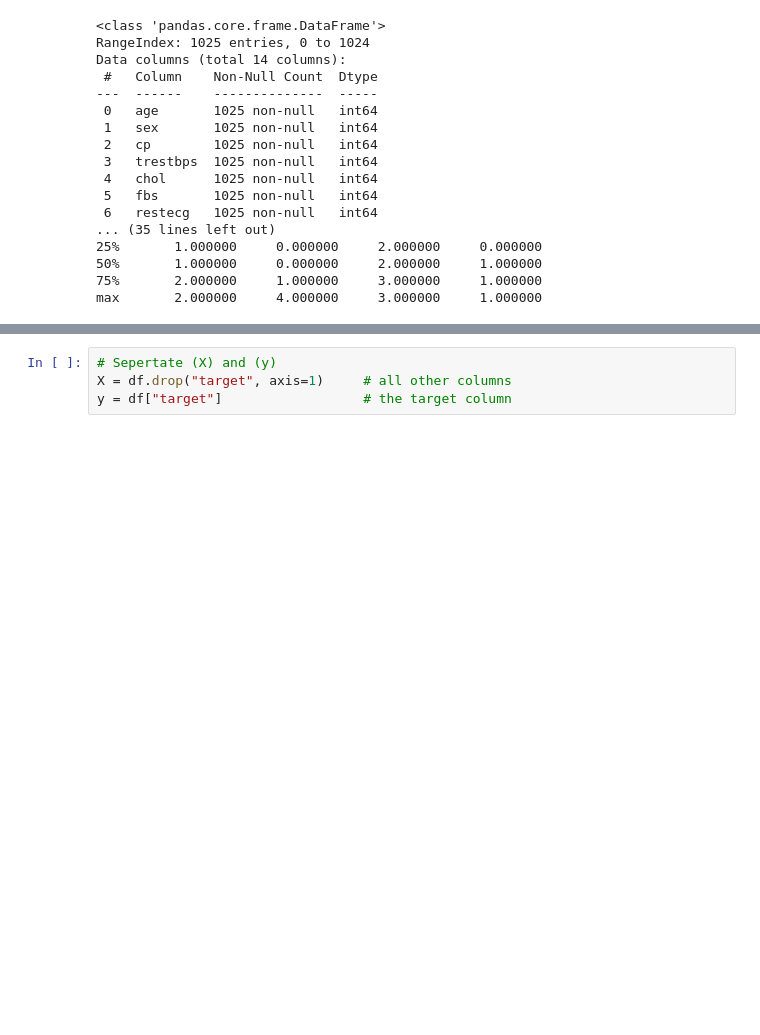
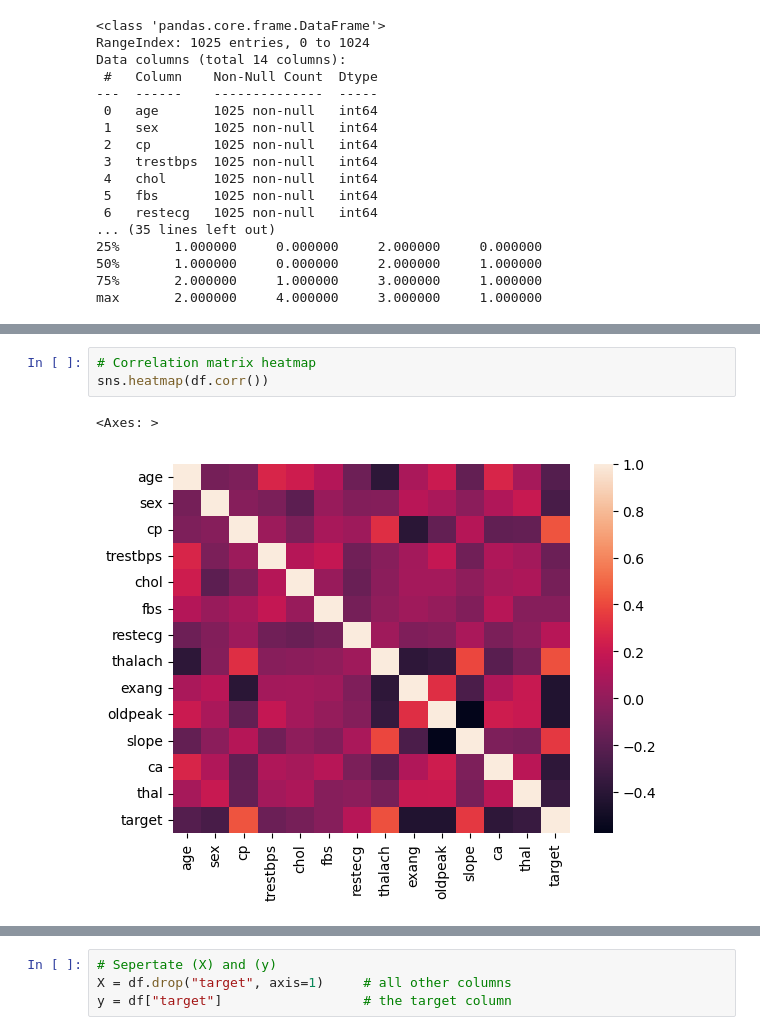
Before and after one commit to LamarOliver/AI240, a Jupyter notebook: AI240_Homework2_Classification.ipynb, the cells around one changed output, grey strips where cells are left out. Drawn from its saved outputs; the diff is of its cells as text; blank space fills up the shorter version.

```diff
--- a/AI240_Homework2_Classification.ipynb
+++ b/AI240_Homework2_Classification.ipynb
@@ -52,0 +73,6 @@ max       2.000000     4.000000     3.000000     1.000000
+# %%
+# Correlation matrix heatmap
+sns.heatmap(df.corr())
+# %% [output]
+<Axes: >
+[figure, added]
```
Also changed, not shown: parts of 3 cells of this notebook.
